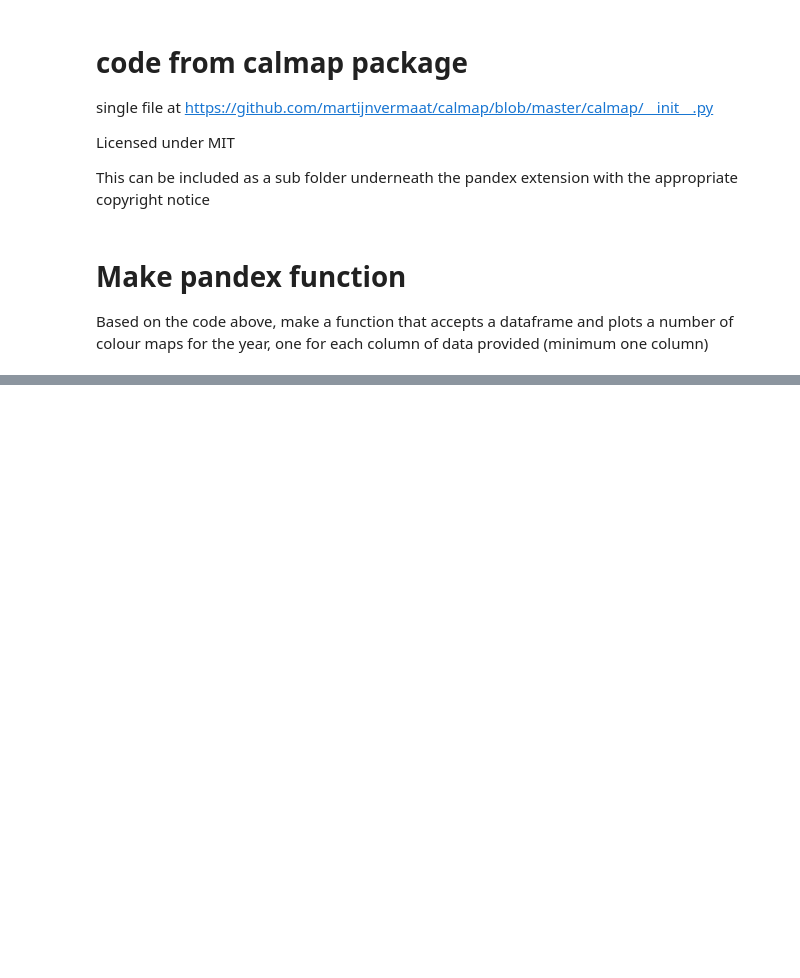
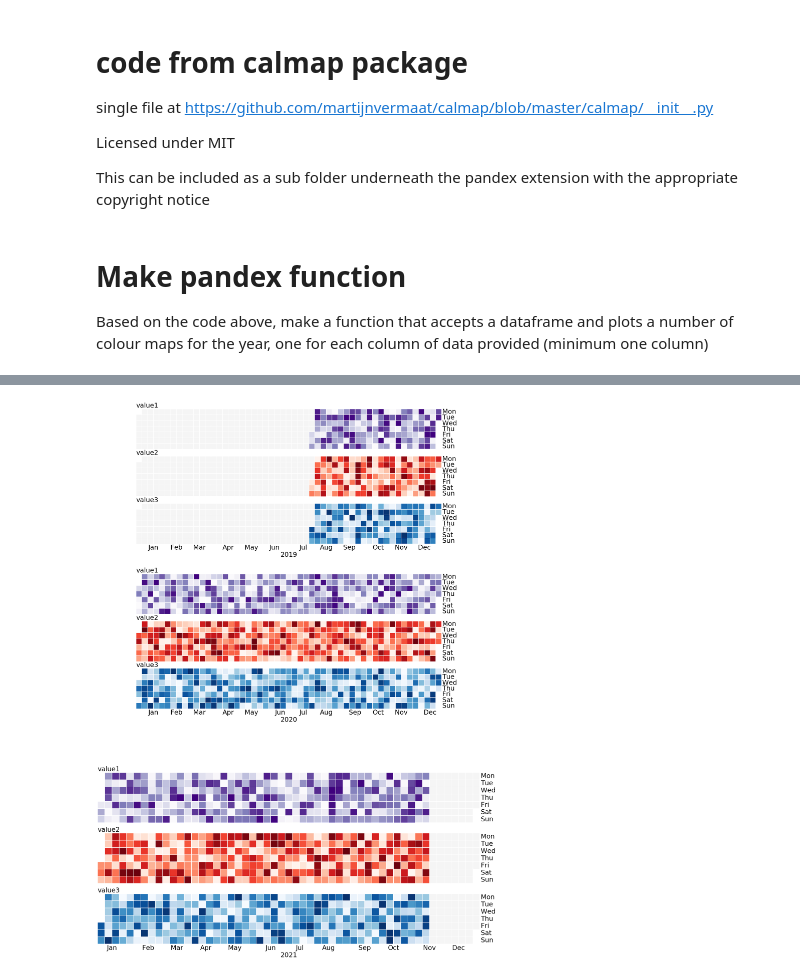
Before and after one commit to connectedblue/pdext_collection, a Jupyter notebook: calmap/calmap.ipynb, the cells around one changed output, grey strips where cells are left out. Cells and saved outputs as stored; diff of their text form; code cells hidden in the pictures; blank space fills up the shorter version.

```diff
--- a/calmap/calmap.ipynb
+++ b/calmap/calmap.ipynb
@@ -703,0 +660,4 @@ fig
+# %%
+fig
+# %% [output]
+[figure, added]
```
Also changed, not shown: parts of 12 cells of this notebook.
